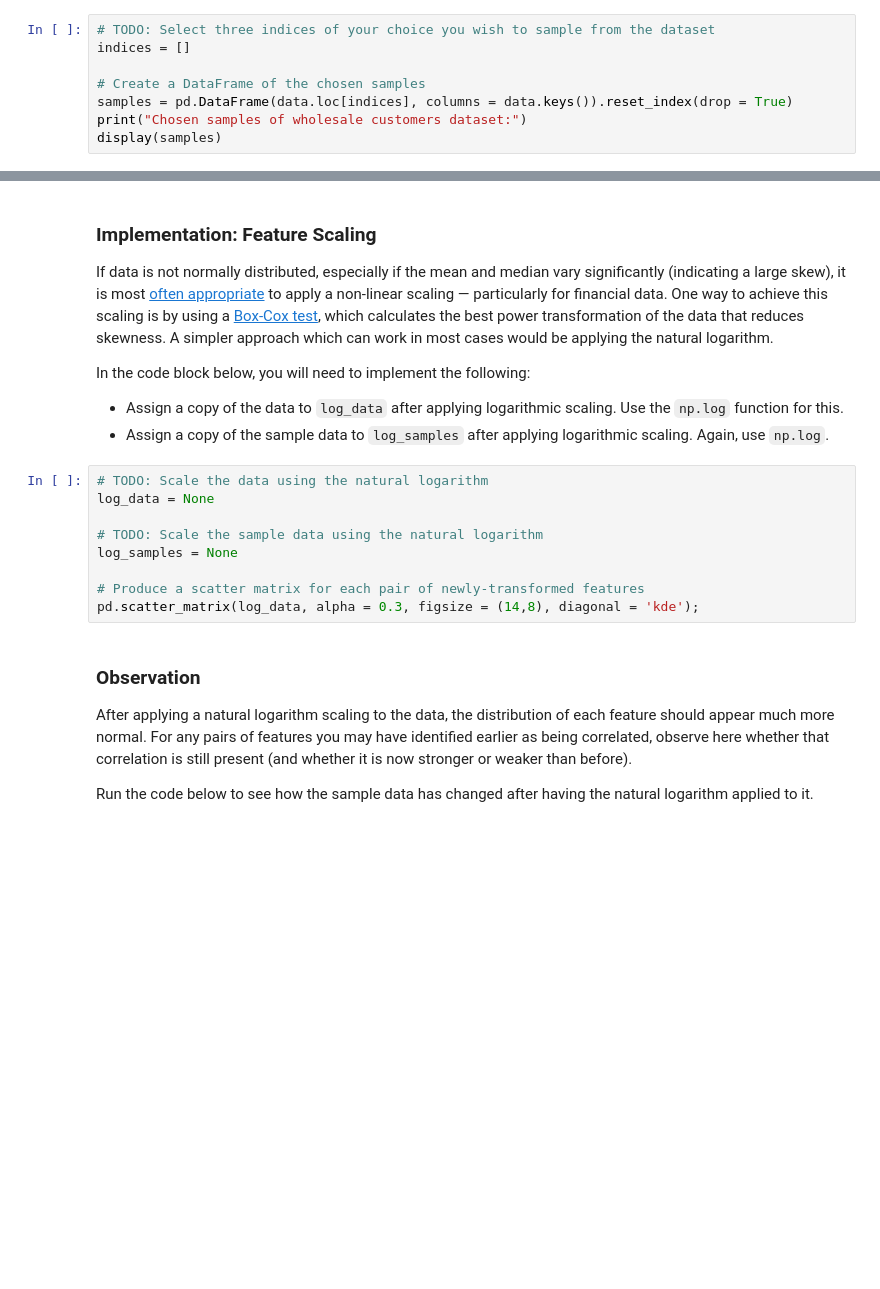
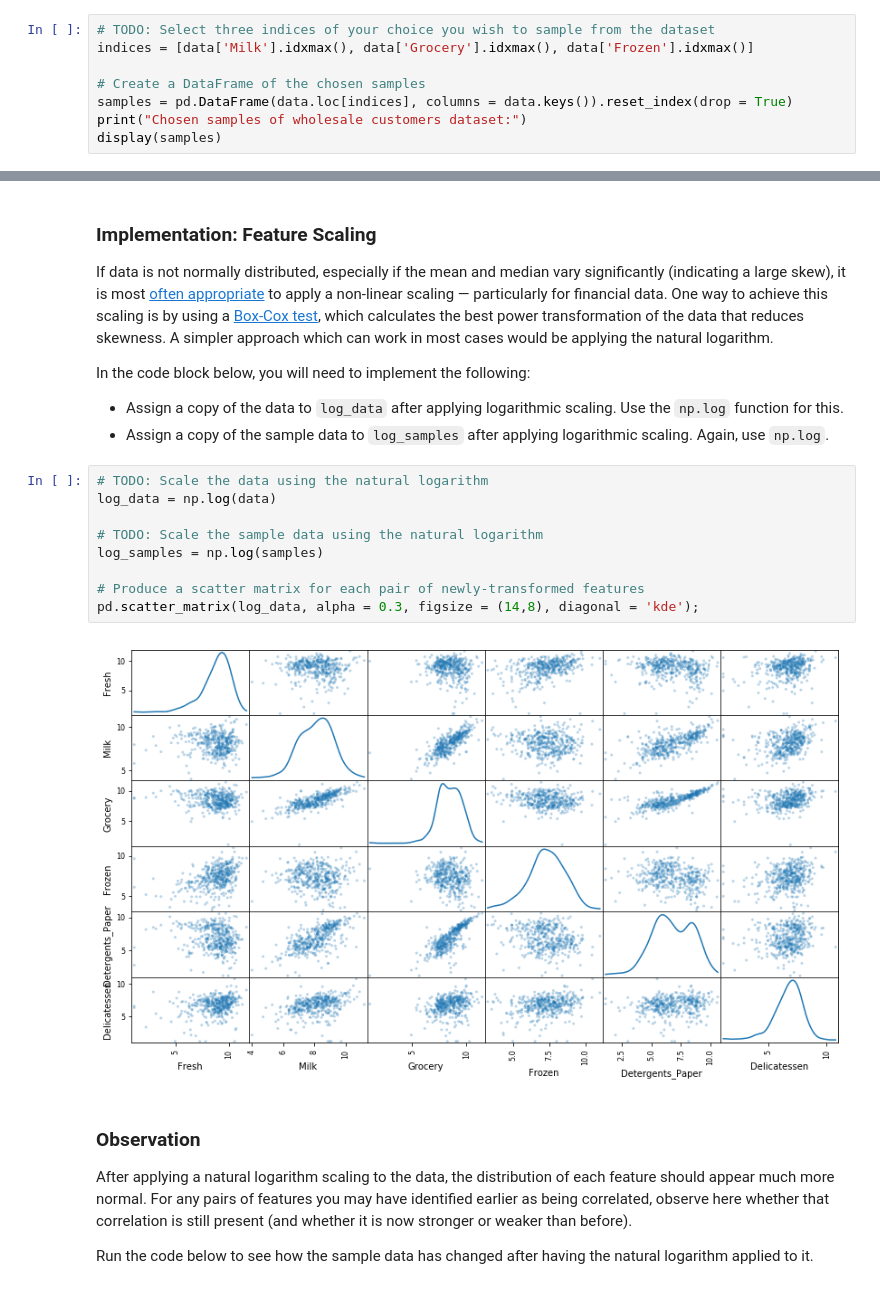
Before and after one commit to 96mohitm/machine-learning-projects, a Jupyter notebook: p3-customer-segments/customer_segments.ipynb, the cells around one changed output, grey strips where cells are left out. Drawn from its saved outputs; the diff is of its cells as text; blank space fills up the shorter version.

```diff
--- a/p3-customer-segments/customer_segments.ipynb
+++ b/p3-customer-segments/customer_segments.ipynb
@@ -50,7 +62,7 @@ display(data.describe())
 To get a better understanding of the customers and how their data will transform through the analysis, it would be best to select a few sample data points and explore them in more detail. In the code block below, add **three** indices of your choice to the `indices` list which will represent the customers to track. It is suggested to try different sets of samples until you obtain customers that vary significantly from one another.
 # %%
 # TODO: Select three indices of your choice you wish to sample from the dataset
-indices = []
+indices = [data['Milk'].idxmax(), data['Grocery'].idxmax(), data['Frozen'].idxmax()]
 
 # Create a DataFrame of the chosen samples
 samples = pd.DataFrame(data.loc[indices], columns = data.keys()).reset_index(drop = True)
@@ -134,13 +221,15 @@ In the code block below, you will need to implement the following:
  - Assign a copy of the sample data to `log_samples` after applying logarithmic scaling. Again, use `np.log`.
 # %%
 # TODO: Scale the data using the natural logarithm
-log_data = None
+log_data = np.log(data)
 
 # TODO: Scale the sample data using the natural logarithm
-log_samples = None
+log_samples = np.log(samples)
 
 # Produce a scatter matrix for each pair of newly-transformed features
 pd.scatter_matrix(log_data, alpha = 0.3, figsize = (14,8), diagonal = 'kde');
+# %% [output]
+[figure, added]
 # %% [markdown]
 ### Observation
 After applying a natural logarithm scaling to the data, the distribution of each feature should appear much more normal. For any pairs of features you may have identified earlier as being correlated, observe here whether that correlation is still present (and whether it is now stronger or weaker than before).
```
Also changed, not shown: parts of 30 cells of this notebook.
